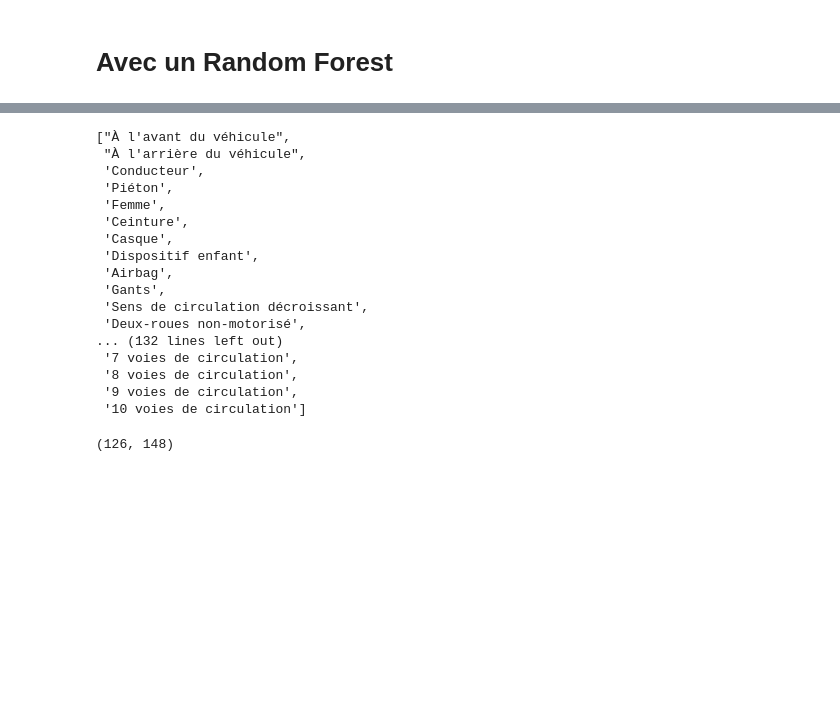
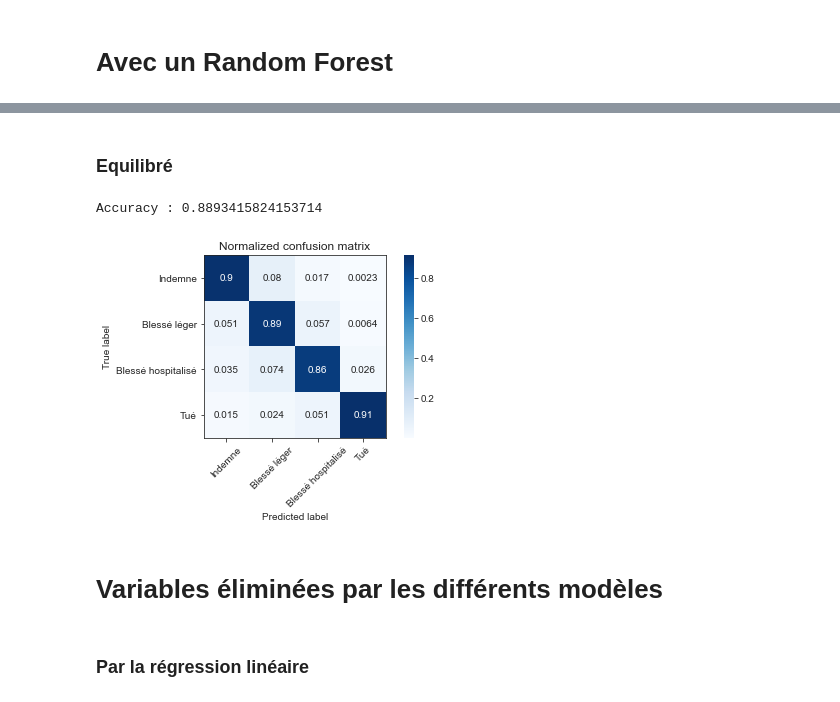
Before and after one commit to erwan-auchere/Projet-Python, a Jupyter notebook: backward-elimination.ipynb, the cells around one changed output, grey strips where cells are left out. Cells and saved outputs as stored; diff of their text form; code cells hidden in the pictures; blank space fills up the shorter version.

```diff
--- a/backward-elimination.ipynb
+++ b/backward-elimination.ipynb
@@ -121,24 +126,26 @@ selected
-# %%
-selected2
-# %% [output]
-["À l'avant du véhicule",
- "À l'arrière du véhicule",
- 'Conducteur',
- 'Piéton',
- 'Femme',
- 'Ceinture',
- 'Casque',
- 'Dispositif enfant',
- 'Airbag',
- 'Gants',
- 'Sens de circulation décroissant',
- 'Deux-roues non-motorisé',
-... (132 lines left out)
- '7 voies de circulation',
- '8 voies de circulation',
- '9 voies de circulation',
- '10 voies de circulation']
-# %%
-len(selected), len(selected2)
-# %% [output]
-(126, 148)
+# %% [markdown]
+### Equilibré
+# %%
+retrain = False
+if not os.path.isfile('randomforest-balanced.joblib') or retrain:
+    BRF = RandomForestClassifier(class_weight='balanced')
+    selector_BRF = RFECV(BRF, cv=StratifiedKFold(2), scoring="accuracy", step=1).fit(X_train, Y_train)
+    jl.dump(selector_BRF, 'randomforest-balanced.joblib')
+else:
+    selector_BRF = jl.load('randomforest-balanced.joblib')
+
+BRF = selector_BRF.estimator_
+# %%
+selected_BRF = [variable for variable, boolean in zip(X.columns.tolist(), selector_BRF.support_.tolist()) if boolean]
+print('Accuracy :', np.mean(BRF.predict(X_test[selected_BRF]) == Y_test))
+# %% [output]
+Accuracy : 0.8893415824153714
+# %%
+conf = metrics.confusion_matrix(BRF.predict(X_test[selected_BRF]), Y_test)
+plot_confusion_matrix(conf, classes=targets, normalize=True);
+# %% [output]
+[figure, added]
+# %% [markdown]
+# Variables éliminées par les différents modèles
+# %% [markdown]
+### Par la régression linéaire
```
Also changed, not shown: parts of 20 cells of this notebook.
